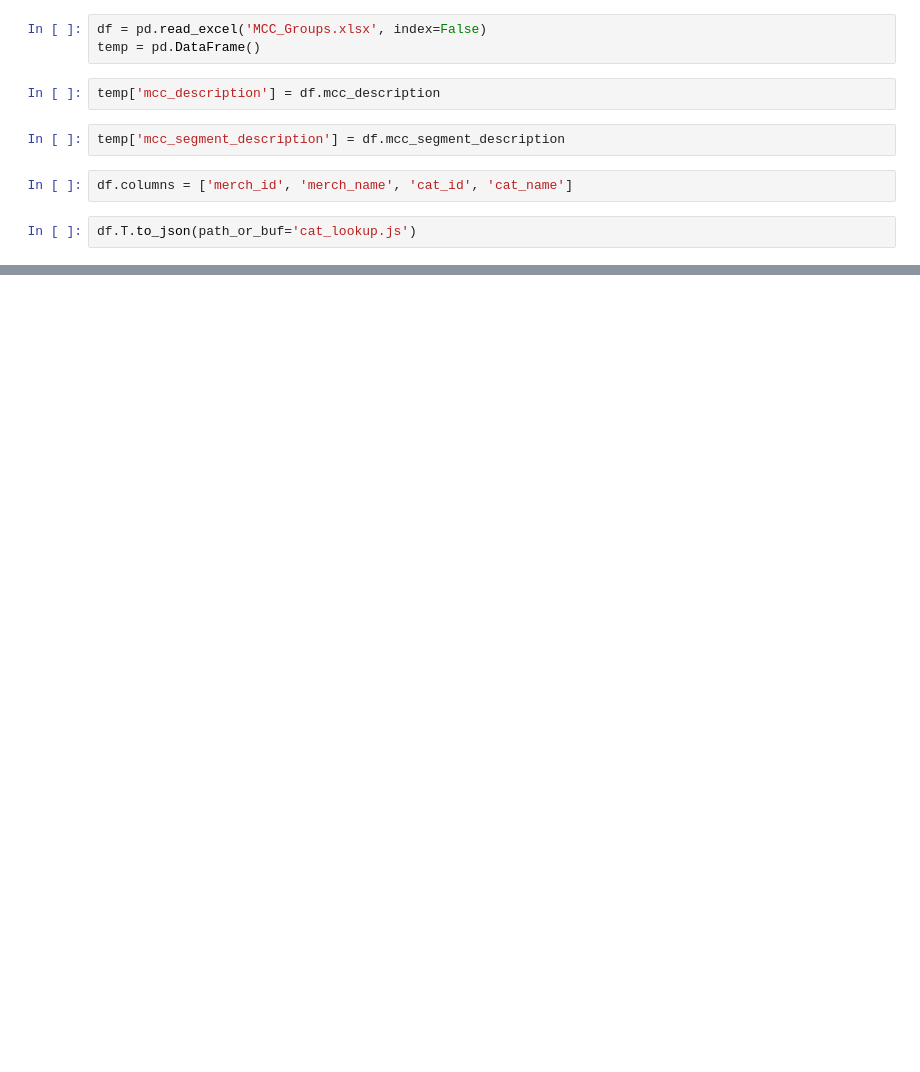
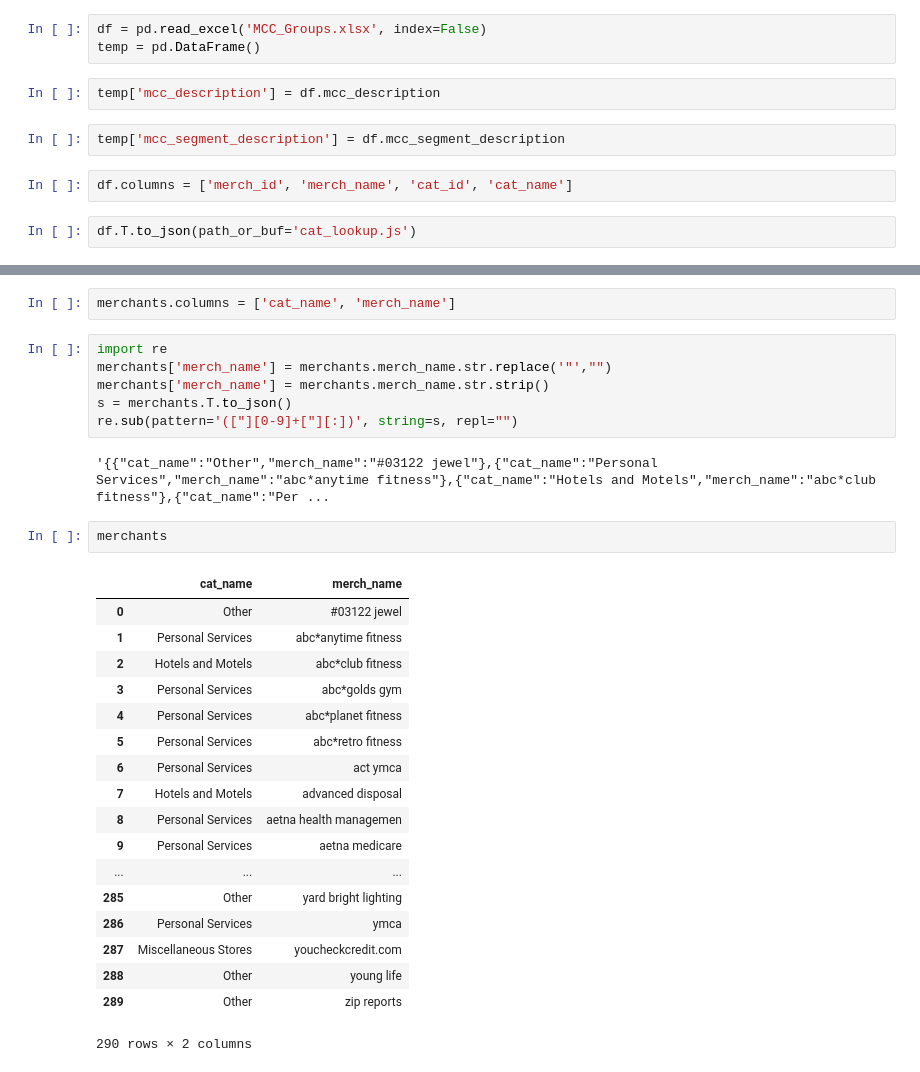
Before and after one commit to ed-khalid/cutler, a Jupyter notebook: api-practice.ipynb, the cells around one changed output, grey strips where cells are left out. Cells and saved outputs as stored; diff of their text form; blank space fills up the shorter version.

```diff
--- a/api-practice.ipynb
+++ b/api-practice.ipynb
@@ -82,0 +366,31 @@ df.T.to_json()
+# %%
+merchants.columns = ['cat_name', 'merch_name']
+# %%
+import re
+merchants['merch_name'] = merchants.merch_name.str.replace('"',"")
+merchants['merch_name'] = merchants.merch_name.str.strip()
+s = merchants.T.to_json()
+re.sub(pattern='(["][0-9]+["][:])', string=s, repl="")
+# %% [output]
+'{{"cat_name":"Other","merch_name":"#03122 jewel"},{"cat_name":"Personal Services","merch_name":"abc*anytime fitness"},{"cat_name":"Hotels and Motels","merch_name":"abc*club fitness"},{"cat_name":"Per ...
+# %%
+merchants
+# %% [output]
+|  | cat_name | merch_name |
+| 0 | Other | #03122 jewel |
+| 1 | Personal Services | abc*anytime fitness |
+| 2 | Hotels and Motels | abc*club fitness |
+| 3 | Personal Services | abc*golds gym |
+| 4 | Personal Services | abc*planet fitness |
+| 5 | Personal Services | abc*retro fitness |
+| 6 | Personal Services | act ymca |
+| 7 | Hotels and Motels | advanced disposal |
+| 8 | Personal Services | aetna health managemen |
+| 9 | Personal Services | aetna medicare |
+| ... | ... | ... |
+| 285 | Other | yard bright lighting |
+| 286 | Personal Services | ymca |
+| 287 | Miscellaneous Stores | youcheckcredit.com |
+| 288 | Other | young life |
+| 289 | Other | zip reports |
+290 rows × 2 columns
```
Also changed, not shown: parts of 17 cells of this notebook, 1 other file.
